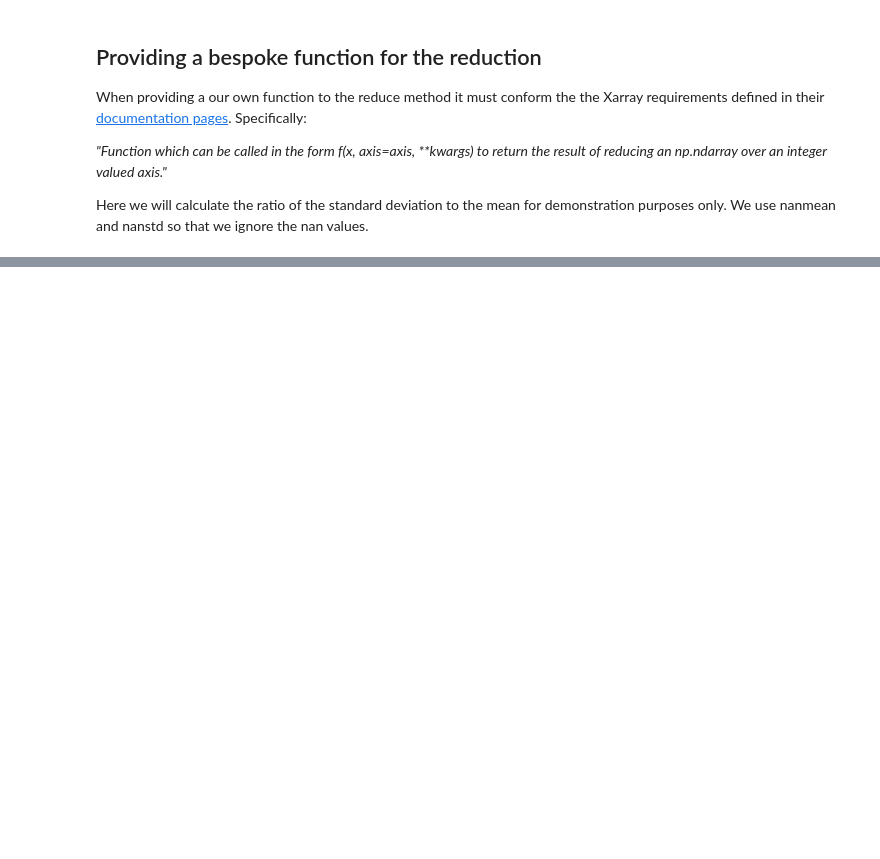
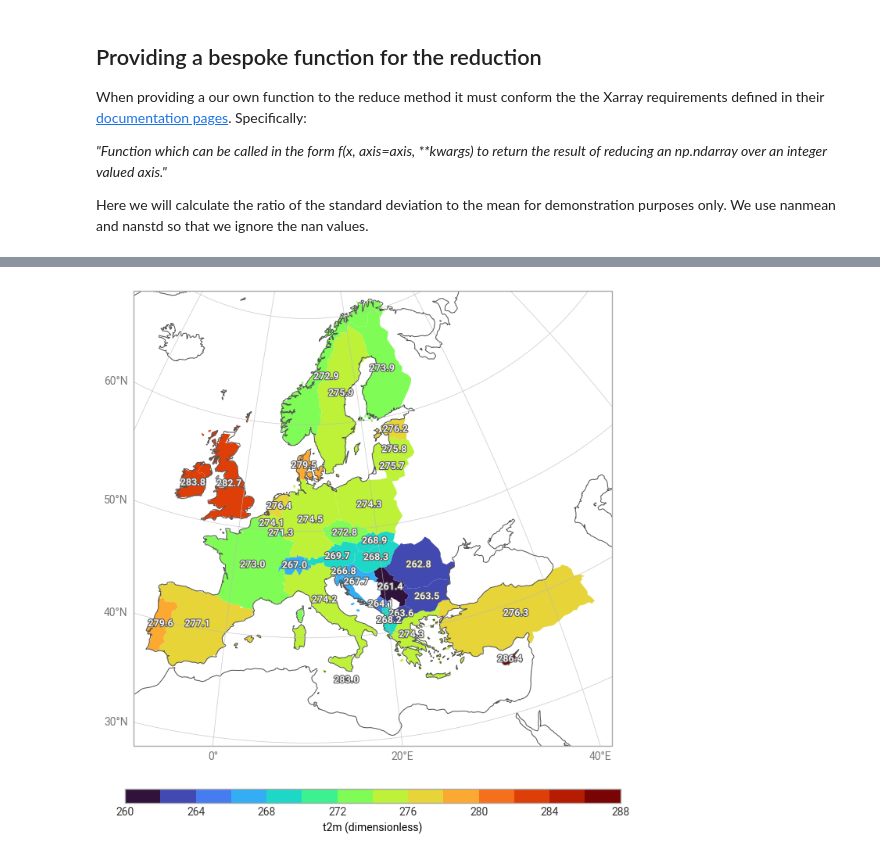
Before and after one commit to ecmwf/earthkit-transforms, a Jupyter notebook: docs/notebooks/spatial/02-era5-reduce-data-over-geometries.ipynb, the cells around one changed output, grey strips where cells are left out. Cells and saved outputs as stored; diff of their text form; code cells hidden in the pictures; blank space fills up the shorter version.

```diff
--- a/docs/notebooks/spatial/02-era5-reduce-data-over-geometries.ipynb
+++ b/docs/notebooks/spatial/02-era5-reduce-data-over-geometries.ipynb
@@ -127,3 +183,12 @@ def std_mean_ratio(x, axis=0, **kwargs):
+# %%
+import numpy as np
+
+def my_method(array, axis=None, **kwargs):
+    _data = np.nanmean(array, axis=axis, **kwargs) * np.nanstd(array, axis=axis, **kwargs)
+    _normalised = _data * (np.nanmean(array) / np.nanmean(_data))
+    return _normalised
 # %%
-reduced_data = ekt.spatial.reduce(era5_xr, nuts_data, how=std_mean_ratio)
-reduced_data
+reduced_data_myfunc = ekt.spatial.reduce(
+    era5_xr, nuts_data, how=my_method, extra_reduce_dims=["valid_time"], return_as="pandas"
+)
+reduced_data_myfunc[:5]
@@ -129,0 +204,6 @@ reduced_data
+# %%
+ekp.choropleth(
+    reduced_data_myfunc, z="t2m", cmap="turbo", labels="{t2m:0.1f}", domain="Europe"
+).show()
+# %% [output]
+[figure, added]
```
Also changed, not shown: parts of 22 cells of this notebook, 2 other files.
